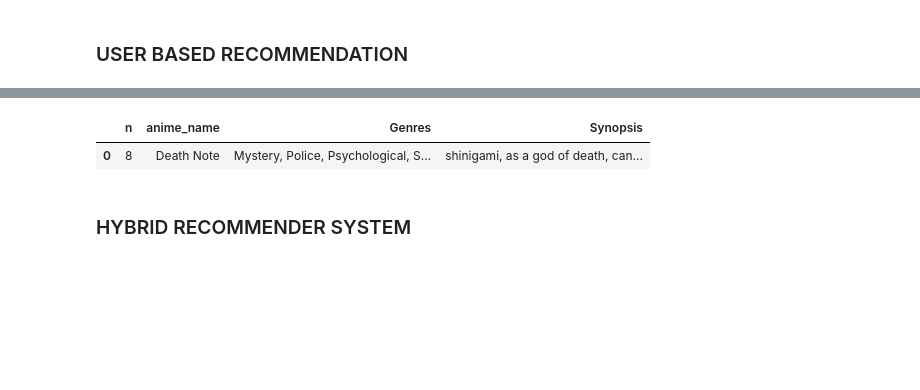
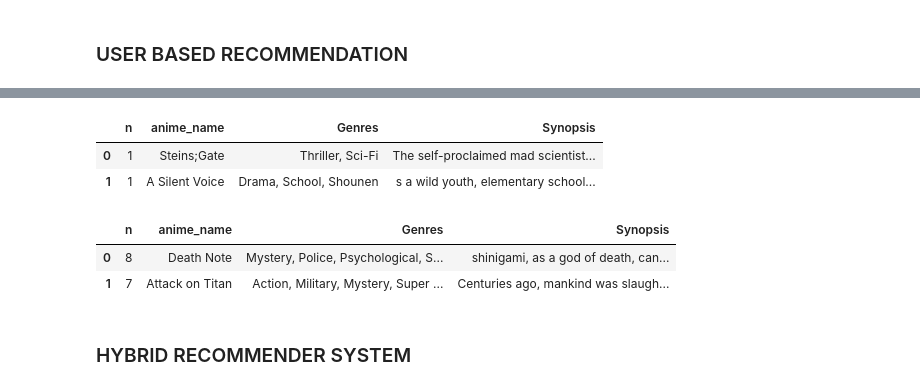
Before and after one commit to hussainshaayan/ML_OPS_Project2, a Jupyter notebook: notebook/anime.ipynb, the cells around one changed output, grey strips where cells are left out. Saved outputs shown, nothing was run; the diff lists cells and outputs as text; code cells hidden in the pictures; blank space fills up the shorter version.

```diff
--- a/notebook/anime.ipynb
+++ b/notebook/anime.ipynb
@@ -412,0 +419,4 @@ getAnimeFrame("Steins;Gate",df)
+# %%
+# Compute the similarity distances
+dists = np.dot(weights, weights[1666])  # Ensure weights[encoded_index] is a 1D array
+dists[17228]
@@ -412,0 +425,3 @@ getAnimeFrame("Steins;Gate",df)
+# %%
+sorted_dists = np.argsort(dists)
+sorted_dists
@@ -412,0 +430,2 @@ getAnimeFrame("Steins;Gate",df)
+# %%
+closest = sorted_dists[-5:]
@@ -412,0 +436,19 @@ getAnimeFrame("Steins;Gate",df)
+# %%
+SimilarityArr = []
+for close in closest:
+    decoded_id = anime2anime_decoded.get(close)
+
+    anime_frame = getAnimeFrame(decoded_id, df)
+    print(anime_frame)
+    anime_name = anime_frame.eng_version.values[0]
+    print(anime_name)
+    genre = anime_frame.Genres.values[0]
+    similarity = dists[close]
+    print(similarity)
+
+    SimilarityArr.append({
+            "anime_id": decoded_id,
+            "name": anime_name,
+            "similarity": similarity,
+            "genre": genre,
+    })
@@ -682,12 +844,19 @@ def get_user_recommendations(similar_users , user_pref ,df , synopsis_df, rating
+# %%
+recommended_animes
+# %% [output]
+|  | n | anime_name | Genres | Synopsis |
+| 0 | 1 | Steins;Gate | Thriller, Sci-Fi | The self-proclaimed mad scientist... |
+| 1 | 1 | A Silent Voice | Drama, School, Shounen | s a wild youth, elementary school... |
 # %%
 similar_users =find_similar_users(int(11880),user_weights,user2user_encoded,user2user_decoded)
 # %%
 user_pref = get_user_preferences(11880 , rating_df, df , plot=False)
 # %%
-get_user_recommendations(similar_users,user_pref,df, synopsis_df,rating_df,n=1)
+get_user_recommendations(similar_users,user_pref,df, synopsis_df,rating_df,n=2)
 # %% [output]
 |  | n | anime_name | Genres | Synopsis |
 | 0 | 8 | Death Note | Mystery, Police, Psychological, S... | shinigami, as a god of death, can... |
+| 1 | 7 | Attack on Titan | Action, Military, Mystery, Super ... | Centuries ago, mankind was slaugh... |
 # %% [markdown]
 ### HYBRID RECOMMENDER SYSTEM
 # %%
```
Also changed, not shown: parts of 32 cells of this notebook, 14 other files.
